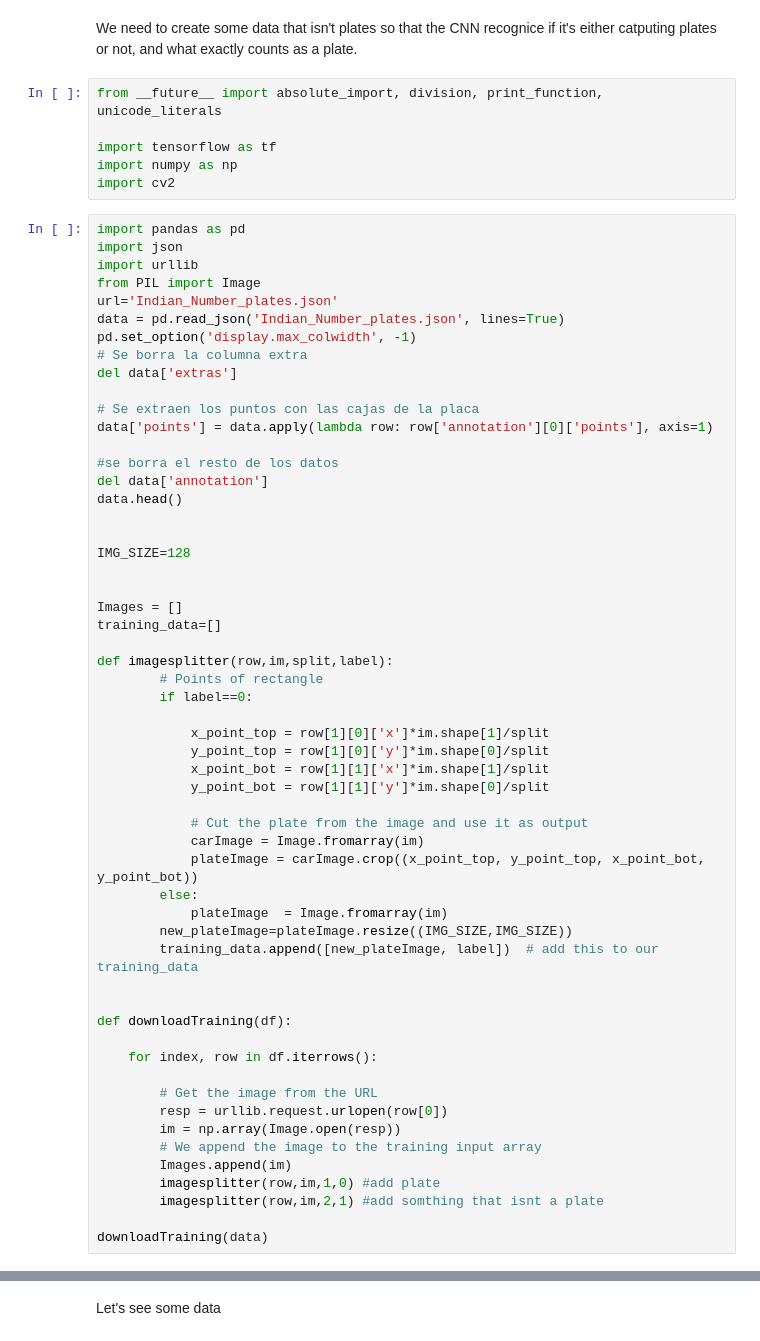
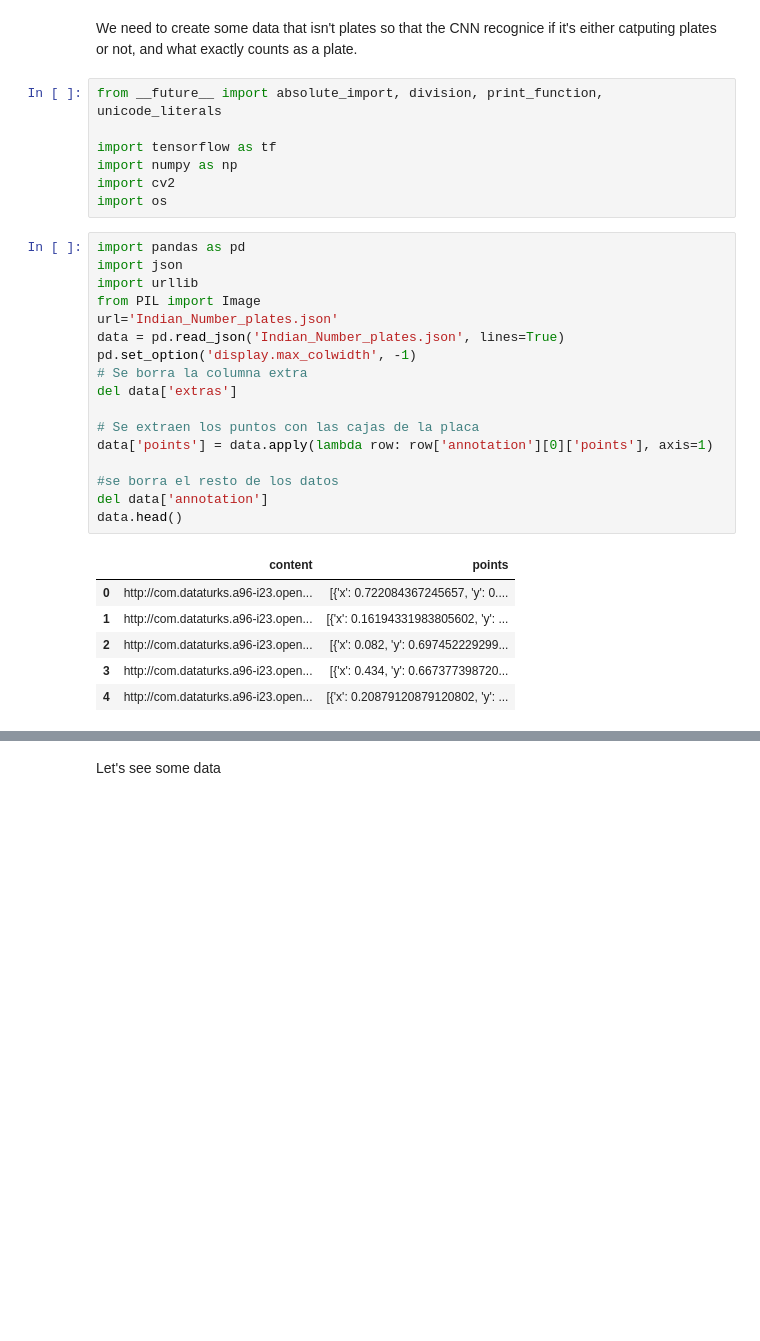
Before and after one commit to nerox/Proyecto-Final-HPES, a Jupyter notebook: Tensorflow.ipynb, the cells around one changed output, grey strips where cells are left out. Cells and saved outputs as stored; diff of their text form; blank space fills up the shorter version.

```diff
--- a/Tensorflow.ipynb
+++ b/Tensorflow.ipynb
@@ -6,59 +6,28 @@ from __future__ import absolute_import, division, print_function, unicode_litera
 import tensorflow as tf
 import numpy as np
 import cv2
+import os
 # %%
 import pandas as pd
 import json
 import urllib
 from PIL import Image
 url='Indian_Number_plates.json'
 data = pd.read_json('Indian_Number_plates.json', lines=True)
 pd.set_option('display.max_colwidth', -1)
 # Se borra la columna extra
 del data['extras']
 
 # Se extraen los puntos con las cajas de la placa
 data['points'] = data.apply(lambda row: row['annotation'][0]['points'], axis=1)
 
 #se borra el resto de los datos
 del data['annotation']
 data.head()
-
-
-IMG_SIZE=128
-
-
-Images = []
-training_data=[]
-
-def imagesplitter(row,im,split,label):
-        # Points of rectangle
-        if label==0:
-
-            x_point_top = row[1][0]['x']*im.shape[1]/split
-            y_point_top = row[1][0]['y']*im.shape[0]/split
-            x_point_bot = row[1][1]['x']*im.shape[1]/split
-            y_point_bot = row[1][1]['y']*im.shape[0]/split
-
-            # Cut the plate from the image and use it as output
-            carImage = Image.fromarray(im)
-            plateImage = carImage.crop((x_point_top, y_point_top, x_point_bot, y_point_bot))
-        else:
-            plateImage  = Image.fromarray(im)
-        new_plateImage=plateImage.resize((IMG_SIZE,IMG_SIZE))
-        training_data.append([new_plateImage, label])  # add this to our training_data
-
-
-def downloadTraining(df):
-
-    for index, row in df.iterrows():
-
-        # Get the image from the URL
-        resp = urllib.request.urlopen(row[0])
-        im = np.array(Image.open(resp))
-        # We append the image to the training input array
-        Images.append(im)
-        imagesplitter(row,im,1,0) #add plate
-        imagesplitter(row,im,2,1) #add somthing that isnt a plate
-
-downloadTraining(data)
+# %% [output]
+|  | content | points |
+| 0 | http://com.dataturks.a96-i23.open... | [{'x': 0.722084367245657, 'y': 0.... |
+| 1 | http://com.dataturks.a96-i23.open... | [{'x': 0.16194331983805602, 'y': ... |
+| 2 | http://com.dataturks.a96-i23.open... | [{'x': 0.082, 'y': 0.697452229299... |
+| 3 | http://com.dataturks.a96-i23.open... | [{'x': 0.434, 'y': 0.667377398720... |
+| 4 | http://com.dataturks.a96-i23.open... | [{'x': 0.20879120879120802, 'y': ... |
```
Also changed, not shown: parts of 8 cells of this notebook, 1 other file.
